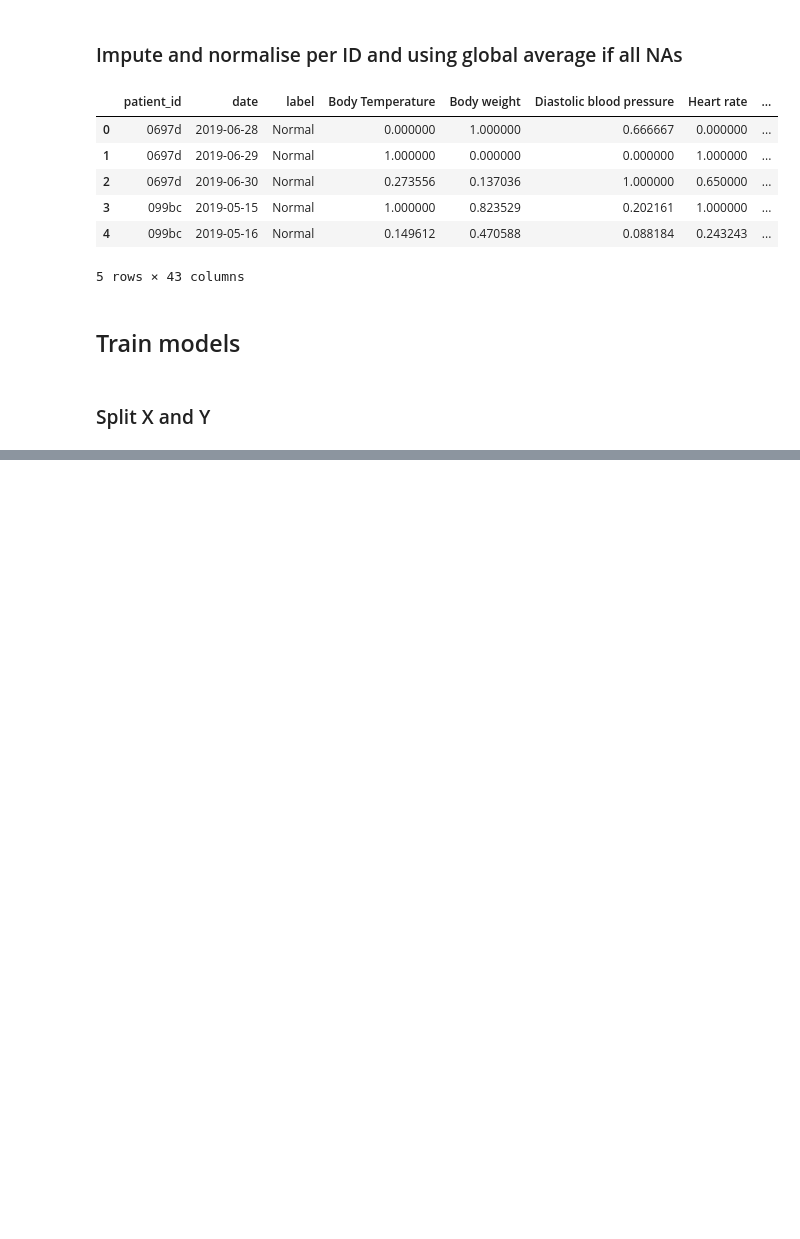
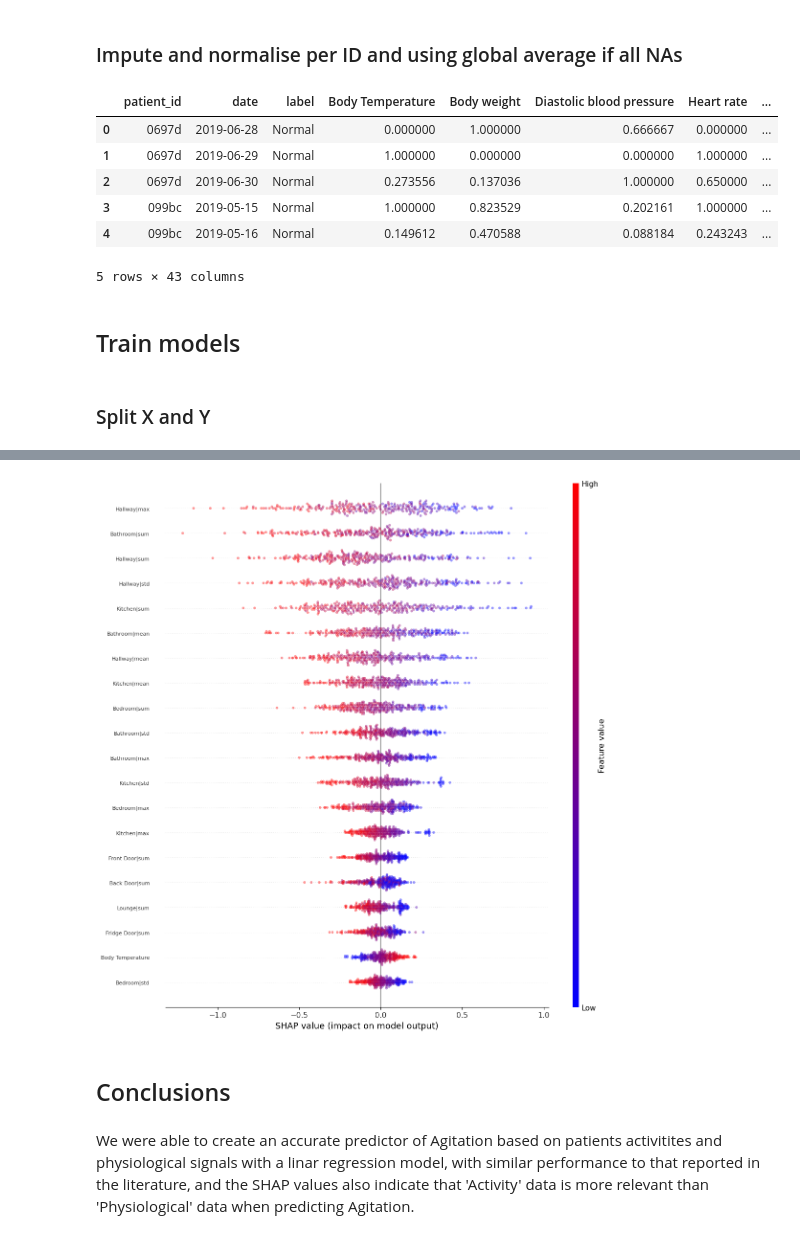
Before and after one commit to IgnacioFabietti/-remote-healthcare-monitoring, a Jupyter notebook: ML model.ipynb, the cells around one changed output, grey strips where cells are left out. Drawn from its saved outputs; the diff is of its cells as text; code cells hidden in the pictures; blank space fills up the shorter version.

```diff
--- a/ML model.ipynb
+++ b/ML model.ipynb
@@ -280,0 +298,5 @@ Model Performance with Standard Scaled X Data
+# %%
+train_y = train_X_n.label
+test_y = test_X_n.label
+train_X = train_X_n.drop('label',axis=1)
+test_X = test_X_n.drop('label',axis=1)
@@ -280,0 +305,22 @@ Model Performance with Standard Scaled X Data
+# %%
+clf3 = models['LR']
+clf3.fit(train_X, train_y)
+explainer = shap.LinearExplainer(clf3, masker=shap.maskers.Impute(data=train_X))
+shap_values = explainer.shap_values(test_X)
+colors = ["b", "r"]
+cmap = matplotlib.colors.LinearSegmentedColormap.from_list("", colors)
+# %%
+shap.summary_plot(shap_values, test_X,cmap=cmap,alpha=0.4, show=False)
+fig = plt.gcf()
+fig.set_figheight(12)
+fig.set_figwidth(14)
+ax = plt.gca()
+ax.yaxis.set_tick_params(labelsize=8)
+plt.show()
+# %% [output]
+[figure, added]
+# %% [markdown]
+## Conclusions
+# %% [markdown]
+We were able to create an accurate predictor of Agitation based on patients activitites and physiological signals with a linar regression model,
+with similar performance to that reported in the literature, and the SHAP values also indicate that 'Activity' data is more relevant than 'Physiological' data when predicting Agitation.
```
Also changed, not shown: parts of 17 cells of this notebook.
